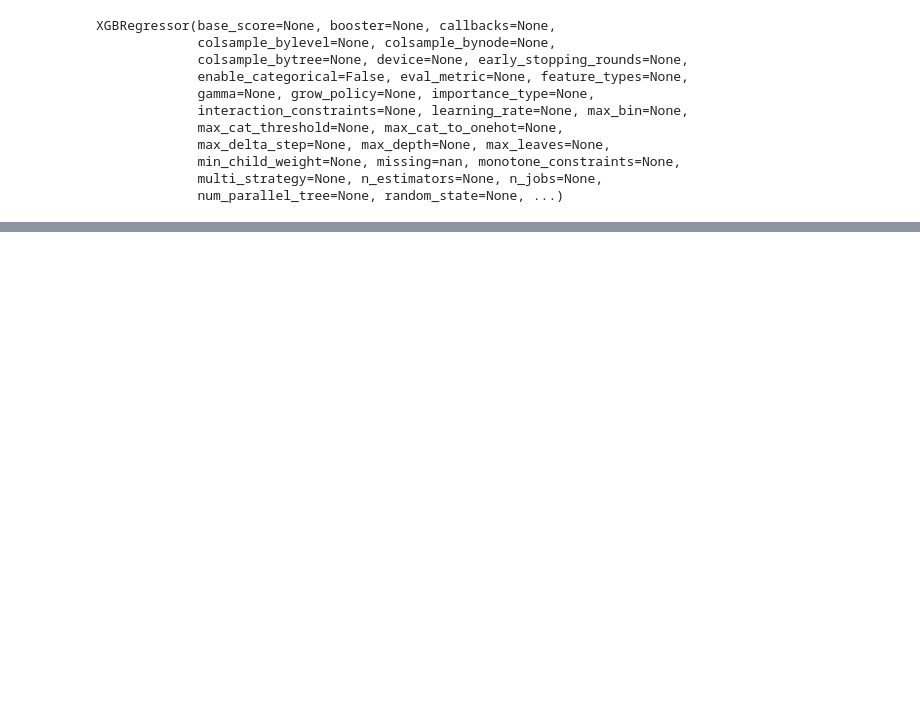
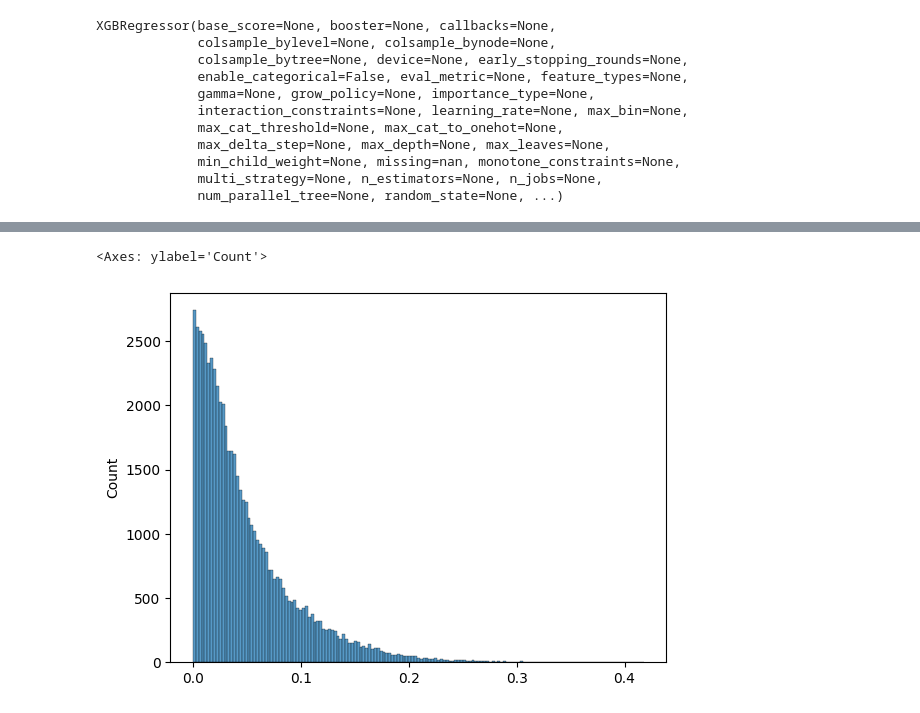
Before and after one commit to ErikHartman/peptide-flyability, a Jupyter notebook: idea.ipynb, the cells around one changed output, grey strips where cells are left out. Cells and saved outputs as stored; diff of their text form; code cells hidden in the pictures; blank space fills up the shorter version.

```diff
--- a/idea.ipynb
+++ b/idea.ipynb
@@ -111,0 +104,8 @@ shap.summary_plot(explanation)
+# %%
+import seaborn as sns
+
+error = np.abs(reg.predict(X_all) - y_all)
+sns.histplot(error)
+# %% [output]
+<Axes: ylabel='Count'>
+[figure, added]
```
Also changed, not shown: parts of 6 cells of this notebook, 17 other files.
